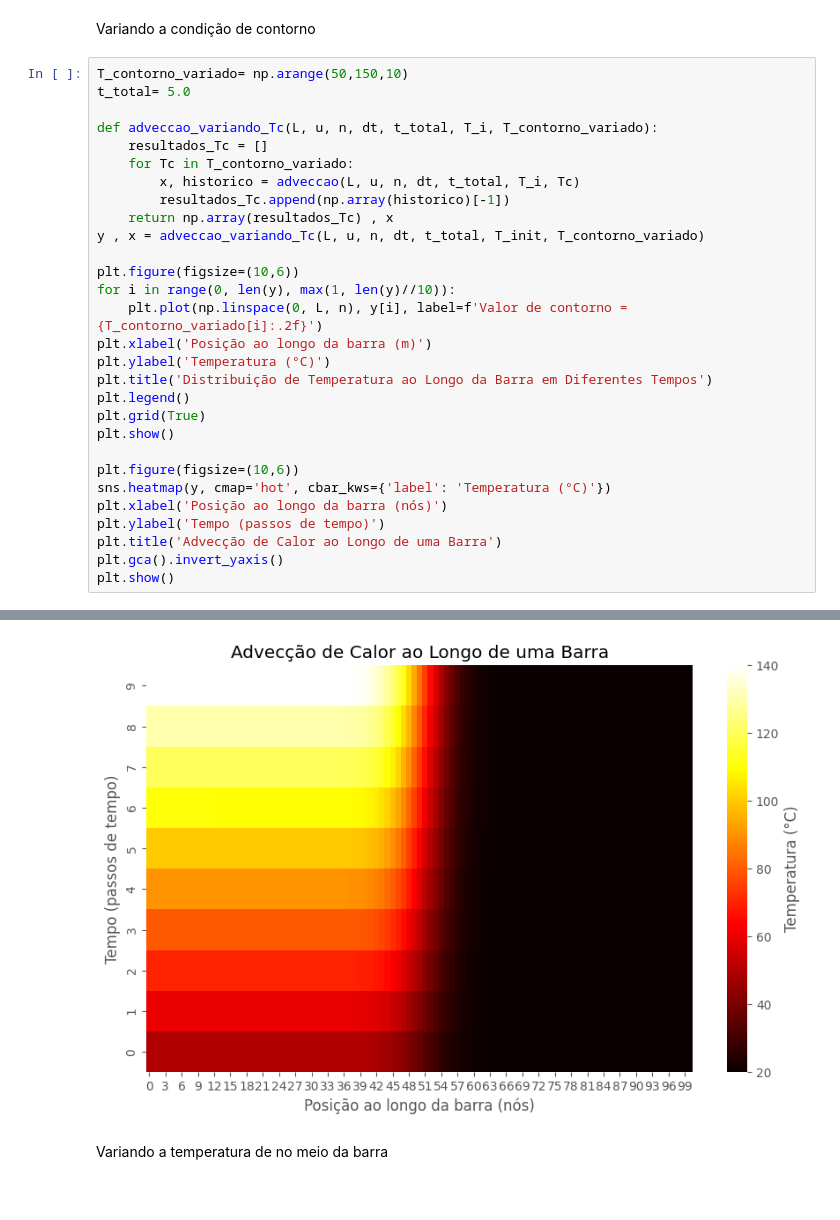
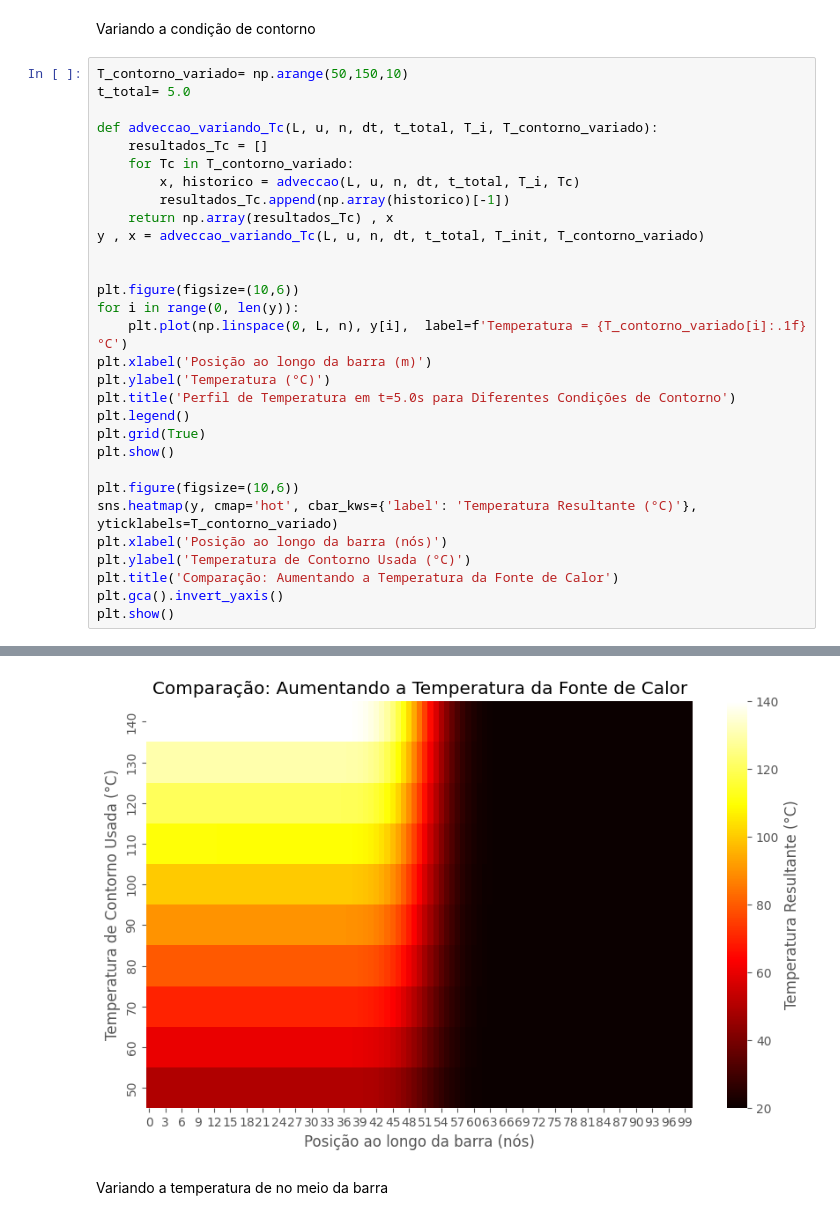
Before and after one commit to italorosq/M-todos-Num-ricos-para-EDO-S-E-EDP-S, a Jupyter notebook: trabalho3.ipynb, the cells around one changed output, grey strips where cells are left out. Saved outputs shown, nothing was run; the diff lists cells and outputs as text.

Commit message:
mais analises e correções de titulos e legendas

```diff
--- a/trabalho3.ipynb
+++ b/trabalho3.ipynb
@@ -201,21 +201,22 @@ def adveccao_variando_Tc(L, u, n, dt, t_total, T_i, T_contorno_variado):
     return np.array(resultados_Tc) , x
 y , x = adveccao_variando_Tc(L, u, n, dt, t_total, T_init, T_contorno_variado)
 
+
 plt.figure(figsize=(10,6))
-for i in range(0, len(y), max(1, len(y)//10)):
-    plt.plot(np.linspace(0, L, n), y[i], label=f'Valor de contorno = {T_contorno_variado[i]:.2f}')
+for i in range(0, len(y)):
+    plt.plot(np.linspace(0, L, n), y[i],  label=f'Temperatura = {T_contorno_variado[i]:.1f} °C')
 plt.xlabel('Posição ao longo da barra (m)')
 plt.ylabel('Temperatura (°C)')
-plt.title('Distribuição de Temperatura ao Longo da Barra em Diferentes Tempos')
+plt.title('Perfil de Temperatura em t=5.0s para Diferentes Condições de Contorno')
 plt.legend()
 plt.grid(True)
 plt.show()
 
 plt.figure(figsize=(10,6))
-sns.heatmap(y, cmap='hot', cbar_kws={'label': 'Temperatura (°C)'})
+sns.heatmap(y, cmap='hot', cbar_kws={'label': 'Temperatura Resultante (°C)'},  yticklabels=T_contorno_variado)
 plt.xlabel('Posição ao longo da barra (nós)')
-plt.ylabel('Tempo (passos de tempo)')
-plt.title('Advecção de Calor ao Longo de uma Barra')
+plt.ylabel('Temperatura de Contorno Usada (°C)')
+plt.title('Comparação: Aumentando a Temperatura da Fonte de Calor')
 plt.gca().invert_yaxis()
 plt.show()
 # %% [output]
@@ -223,4 +224,4 @@ plt.show()
-[figure, old version]
+[figure, new version]
 # %% [markdown]
 Variando a temperatura de no meio da barra
 # %%
```
Also changed, not shown: parts of 3 cells of this notebook.
